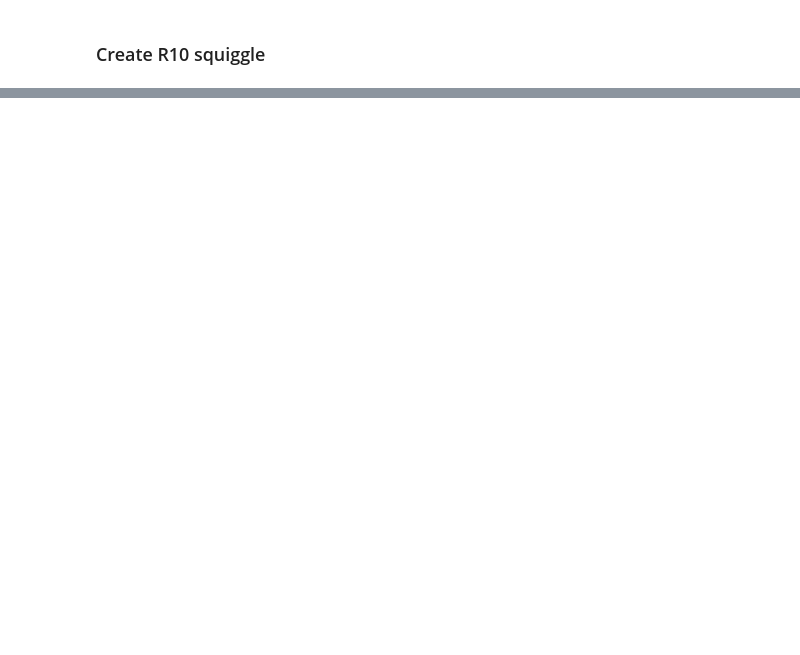
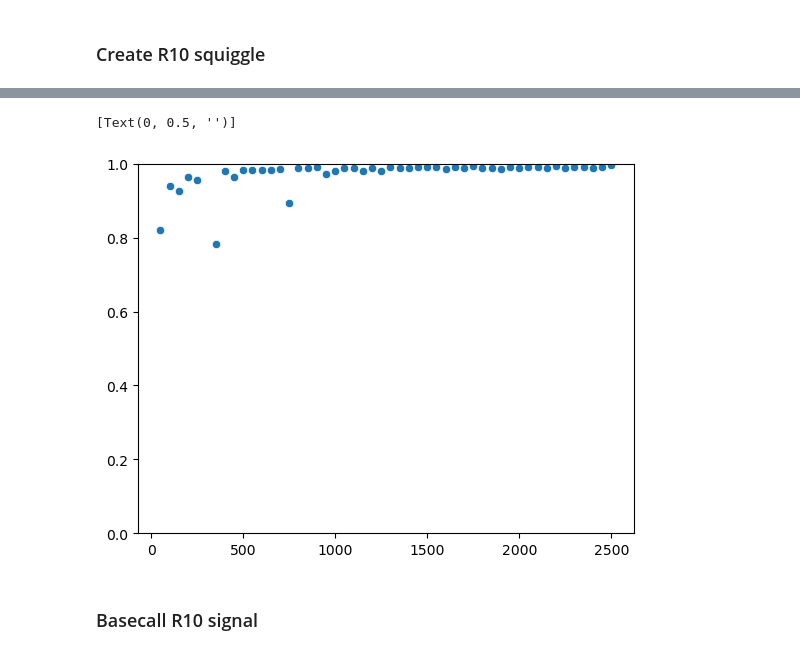
Before and after one commit to LooseLab/Icarust_supplementary_data, a Jupyter notebook: notebooks/read_idnetity.ipynb, the cells around one changed output, grey strips where cells are left out. Cells and saved outputs as stored; diff of their text form; code cells hidden in the pictures; blank space fills up the shorter version.

Commit message:
testing identity

```diff
--- a/notebooks/read_idnetity.ipynb
+++ b/notebooks/read_idnetity.ipynb
@@ -109,0 +212,37 @@ get_sequence(
+# %%
+r9_identities = []
+with start_guppy_server_and_client(
+    BIN_PATH,
+    "dna_r9.4.1_450bps_hac.cfg",
+    "ipc:///tmp/.guppy/5555",
+    ["--device", "cuda:all"],
+) as client:
+    fa = Fasta(str(TEST_FASTA.resolve()))
+    for signal_array in R9_OUTDIR.rglob("*.npy"):
+        # remove any non ACGT and replace with A
+        read_id = signal_array.stem.partition(".")[0]
+        signal = np.load(signal_array)
+        read = {"read_id": read_id, "raw_data": signal}
+        success_pass = client.pass_read(read, pack)
+    t.sleep(10)
+    res = client.get_completed_reads()
+    for r in sorted(res, key=lambda x: len(x[0]["datasets"].get("sequence", ""))):
+        read_id = r[0]["metadata"]["read_id"]
+        reference_fasta = fa[read_id]
+        print(reference_fasta)
+        print()
+        aligner = mp.Aligner(seq=str(reference_fasta), preset="sr")
+        read_number = r[0]["metadata"]["read_id"].rsplit("_", 3)[-3]
+        sequence = r[0]["datasets"].get("sequence", "")
+        query_len = len(sequence)
+        print(sequence)
+        als = aligner.map(sequence)
+        for al in als:
+            print(al.cigar_str)
+            print(calculate_identity(al.cigar_str, al.ctg_len))
+            print(
+                f"read_id: {r[0]['metadata']['read_id']} \n\tmap_start {al.r_st}, map end {al.r_en}\n\t{len(reference_fasta)}"
+            )
+            r9_identities.append(
+                (al.ctg_len, calculate_identity(al.cigar_str, al.ctg_len))
+            )
@@ -109,0 +267,12 @@ get_sequence(
+# %%
+ax = sns.scatterplot(
+    x=list(map(lambda x: x[0], r9_identities)),
+    y=list(map(lambda x: x[1], r9_identities)),
+)
+ax.set_ylim((0, 1))
+ax.set(ylabel="")
+# %% [output]
+[Text(0, 0.5, '')]
+[figure, added]
+# %% [markdown]
+### Basecall R10 signal
```
Also changed, not shown: parts of 16 cells of this notebook, 3 other files.
